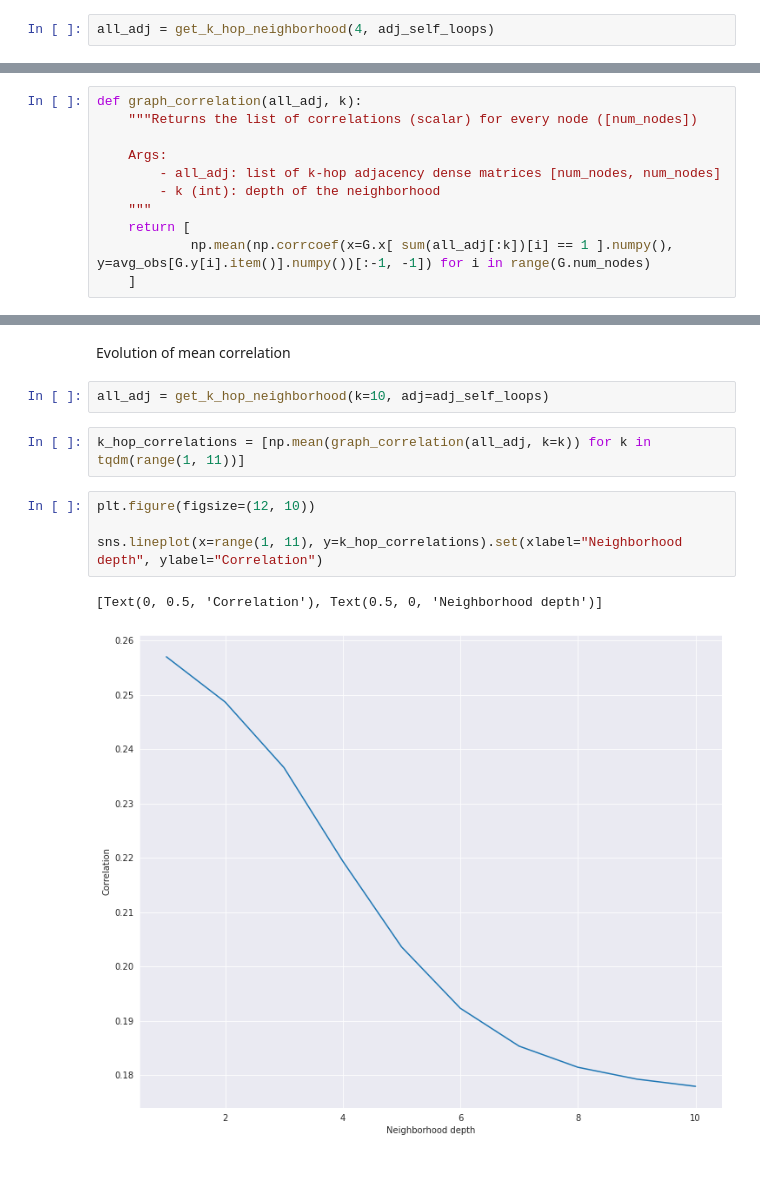
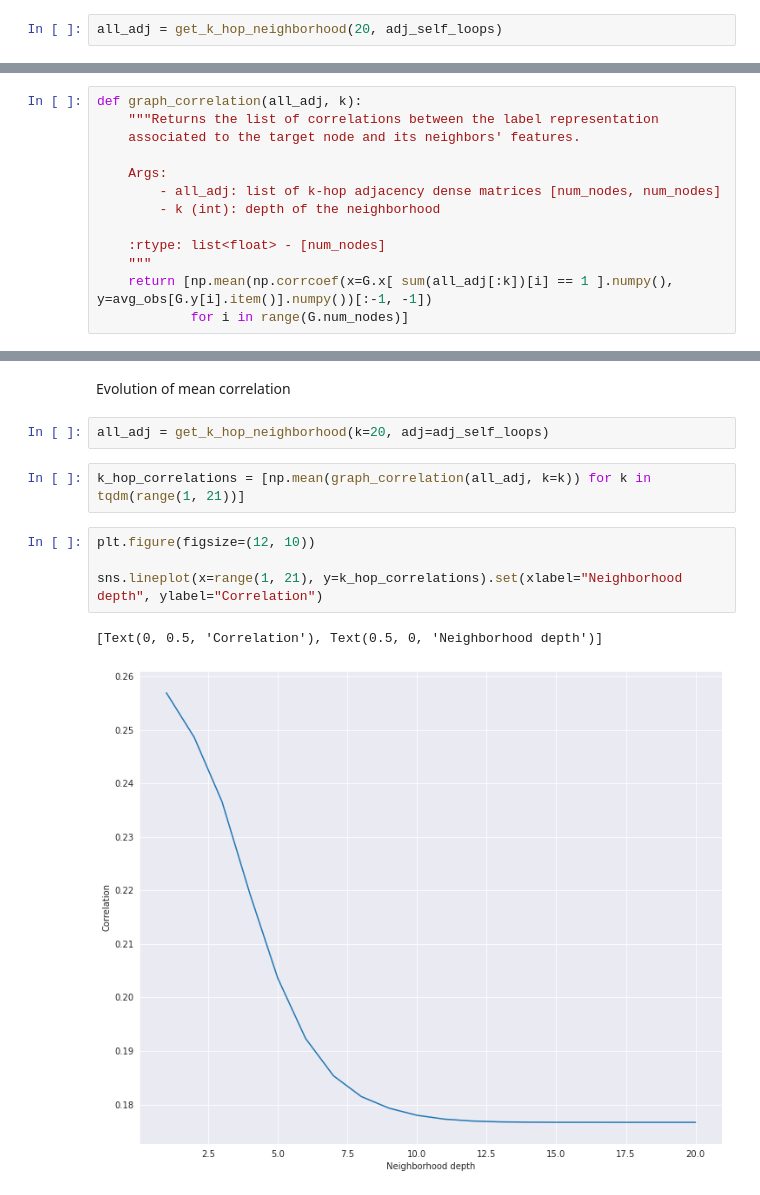
Before and after one commit to achrafash/gnn-receptive-fields, a Jupyter notebook: 00_cora_analysis.ipynb, the cells around one changed output, grey strips where cells are left out. Saved outputs shown, nothing was run; the diff lists cells and outputs as text.

Commit message:
run label correlation all the way to the graph diameter

```diff
--- a/00_cora_analysis.ipynb
+++ b/00_cora_analysis.ipynb
@@ -364,7 +366,7 @@ I don't think this is what we are looking for, because we are comparing two diff
 # %%
 adj_self_loops = A + torch.eye(A.size(0))
 # %%
-all_adj = get_k_hop_neighborhood(4, adj_self_loops)
+all_adj = get_k_hop_neighborhood(20, adj_self_loops)
 # %%
 i = 0 # target node
 j = 0 # feature considered
@@ -523,12 +525,14 @@ np.mean(np.corrcoef(
 0.19607753184011123
 # %%
 def graph_correlation(all_adj, k):
-    """Returns the list of correlations (scalar) for every node ([num_nodes])
+    """Returns the list of correlations between the label representation
+    associated to the target node and its neighbors' features.
 
     Args:
         - all_adj: list of k-hop adjacency dense matrices [num_nodes, num_nodes]
         - k (int): depth of the neighborhood
+
+    :rtype: list<float> - [num_nodes]
     """
-    return [
-            np.mean(np.corrcoef(x=G.x[ sum(all_adj[:k])[i] == 1 ].numpy(), y=avg_obs[G.y[i].item()].numpy())[:-1, -1]) for i in range(G.num_nodes)
-    ]
+    return [np.mean(np.corrcoef(x=G.x[ sum(all_adj[:k])[i] == 1 ].numpy(), y=avg_obs[G.y[i].item()].numpy())[:-1, -1])
+            for i in range(G.num_nodes)]
@@ -555,13 +562,13 @@ sns.lineplot(x=range(G.num_nodes), y=correlations_3_hop).set(title="Correlations
 # %% [markdown]
 Evolution of mean correlation
 # %%
-all_adj = get_k_hop_neighborhood(k=10, adj=adj_self_loops)
+all_adj = get_k_hop_neighborhood(k=20, adj=adj_self_loops)
 # %%
-k_hop_correlations = [np.mean(graph_correlation(all_adj, k=k)) for k in tqdm(range(1, 11))]
+k_hop_correlations = [np.mean(graph_correlation(all_adj, k=k)) for k in tqdm(range(1, 21))]
 # %%
 plt.figure(figsize=(12, 10))
 
-sns.lineplot(x=range(1, 11), y=k_hop_correlations).set(xlabel="Neighborhood depth", ylabel="Correlation")
+sns.lineplot(x=range(1, 21), y=k_hop_correlations).set(xlabel="Neighborhood depth", ylabel="Correlation")
 # %% [output]
 [Text(0, 0.5, 'Correlation'), Text(0.5, 0, 'Neighborhood depth')]
-[figure, old version]
+[figure, new version]
```
Also changed, not shown: parts of 22 cells of this notebook.
